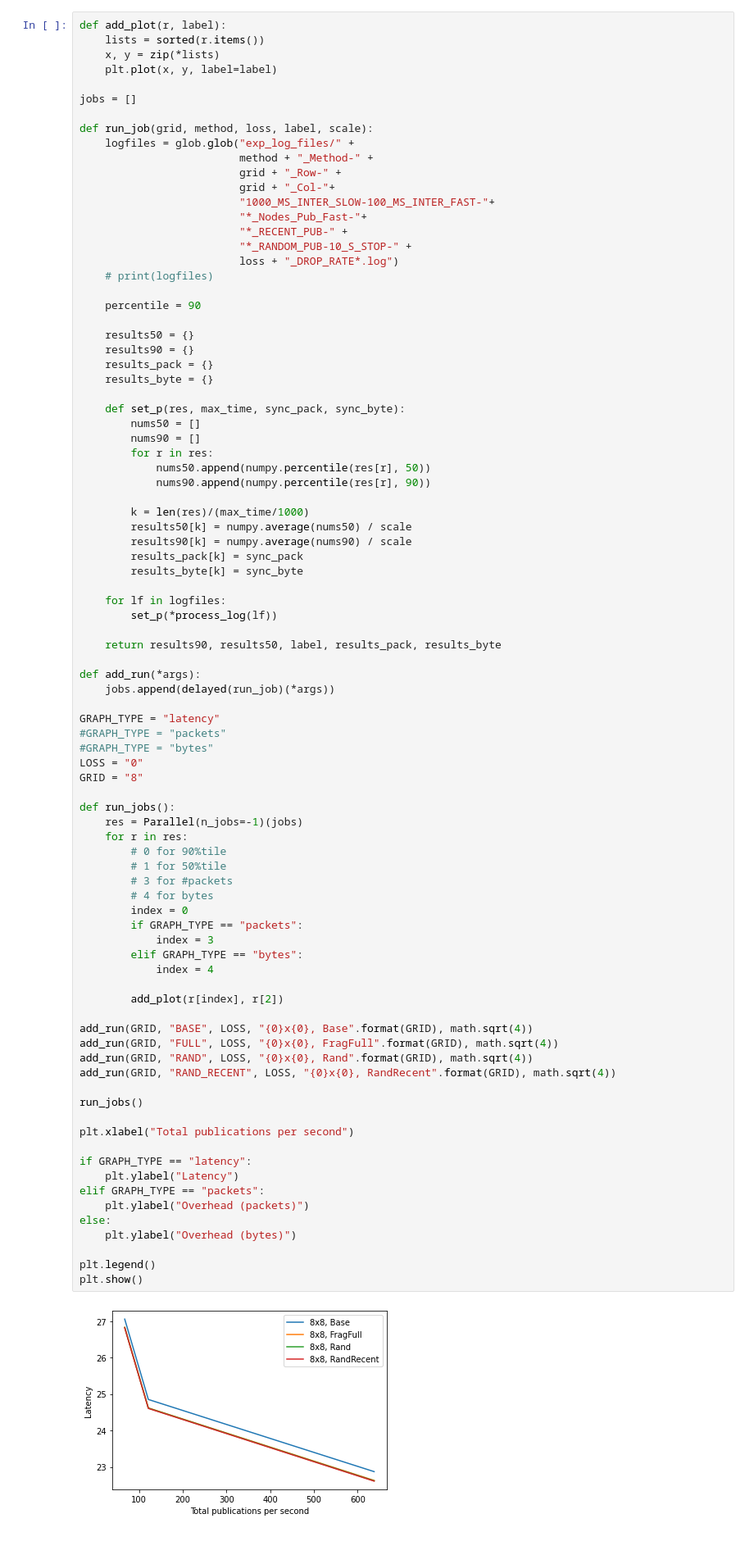
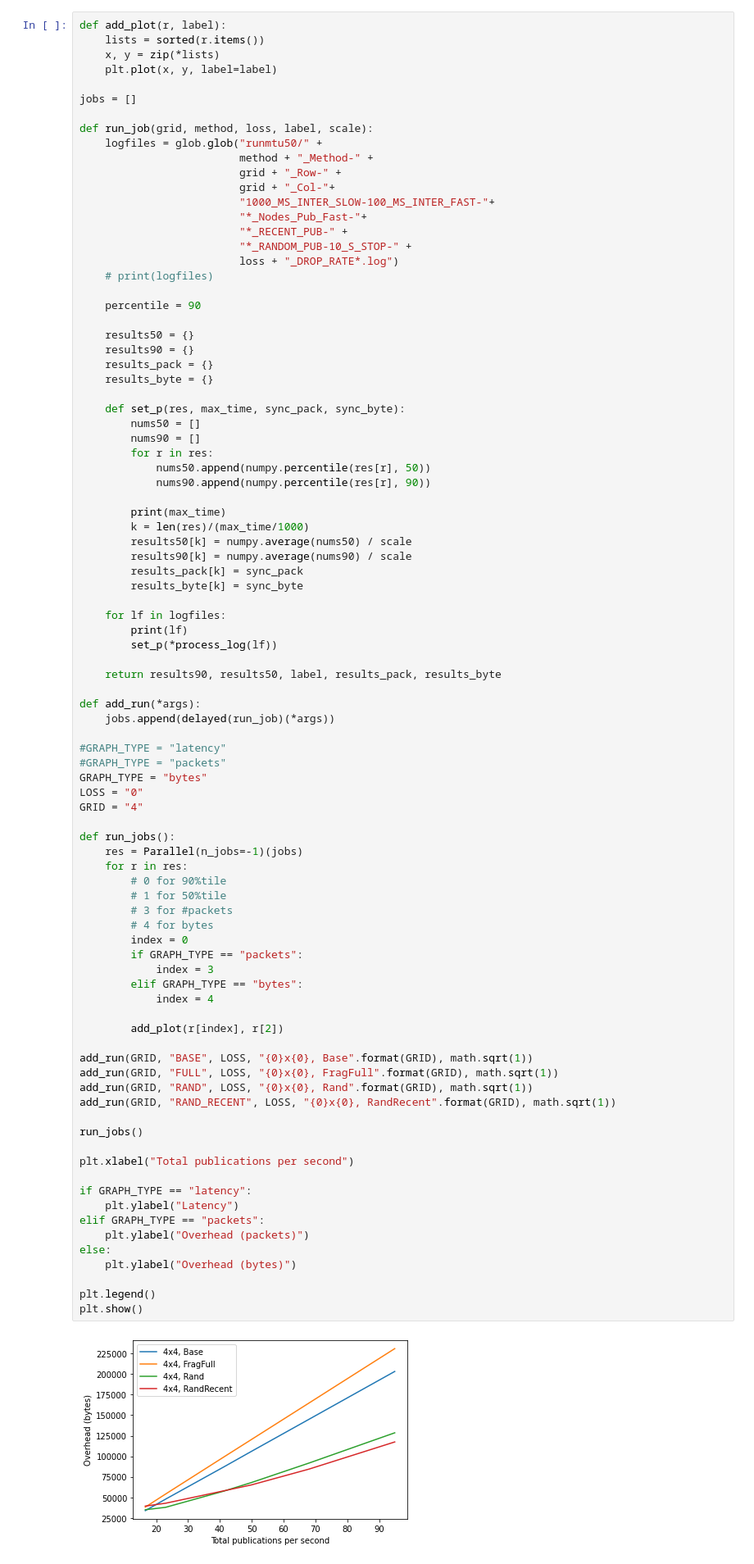
Before and after one commit to seijiotsu/scenario-svs-217b, a Jupyter notebook: analysis.ipynb, the cells around one changed output. Shown at 82% size. Saved outputs shown, nothing was run; the diff lists cells and outputs as text.

```diff
--- a/analysis.ipynb
+++ b/analysis.ipynb
@@ -123,7 +123,7 @@ def add_plot(r, label):
 jobs = []
 
 def run_job(grid, method, loss, label, scale):
-    logfiles = glob.glob("exp_log_files/" +
+    logfiles = glob.glob("runmtu50/" +
                          method + "_Method-" +
                          grid + "_Row-" +
                          grid + "_Col-"+
@@ -148,6 +148,7 @@ def run_job(grid, method, loss, label, scale):
             nums50.append(numpy.percentile(res[r], 50))
             nums90.append(numpy.percentile(res[r], 90))
 
+        print(max_time)
         k = len(res)/(max_time/1000)
         results50[k] = numpy.average(nums50) / scale
         results90[k] = numpy.average(nums90) / scale
@@ -155,6 +156,7 @@ def run_job(grid, method, loss, label, scale):
         results_byte[k] = sync_byte
 
     for lf in logfiles:
+        print(lf)
         set_p(*process_log(lf))
 
     return results90, results50, label, results_pack, results_byte
@@ -162,44 +164,44 @@ def run_job(grid, method, loss, label, scale):
 def add_run(*args):
     jobs.append(delayed(run_job)(*args))
 
-GRAPH_TYPE = "latency"
+#GRAPH_TYPE = "latency"
 #GRAPH_TYPE = "packets"
-#GRAPH_TYPE = "bytes"
+GRAPH_TYPE = "bytes"
 LOSS = "0"
-GRID = "8"
+GRID = "4"
 
 def run_jobs():
     res = Parallel(n_jobs=-1)(jobs)
     for r in res:
         # 0 for 90%tile
         # 1 for 50%tile
         # 3 for #packets
         # 4 for bytes
         index = 0
         if GRAPH_TYPE == "packets":
             index = 3
         elif GRAPH_TYPE == "bytes":
             index = 4
 
         add_plot(r[index], r[2])
 
-add_run(GRID, "BASE", LOSS, "{0}x{0}, Base".format(GRID), math.sqrt(4))
-add_run(GRID, "FULL", LOSS, "{0}x{0}, FragFull".format(GRID), math.sqrt(4))
-add_run(GRID, "RAND", LOSS, "{0}x{0}, Rand".format(GRID), math.sqrt(4))
-add_run(GRID, "RAND_RECENT", LOSS, "{0}x{0}, RandRecent".format(GRID), math.sqrt(4))
+add_run(GRID, "BASE", LOSS, "{0}x{0}, Base".format(GRID), math.sqrt(1))
+add_run(GRID, "FULL", LOSS, "{0}x{0}, FragFull".format(GRID), math.sqrt(1))
+add_run(GRID, "RAND", LOSS, "{0}x{0}, Rand".format(GRID), math.sqrt(1))
+add_run(GRID, "RAND_RECENT", LOSS, "{0}x{0}, RandRecent".format(GRID), math.sqrt(1))
 
 run_jobs()
 
 plt.xlabel("Total publications per second")
 
 if GRAPH_TYPE == "latency":
     plt.ylabel("Latency")
 elif GRAPH_TYPE == "packets":
     plt.ylabel("Overhead (packets)")
 else:
     plt.ylabel("Overhead (bytes)")
 
 plt.legend()
 plt.show()
 # %% [output]
-[figure, old version]
+[figure, new version]
```
Also changed, not shown: 1 other file.
